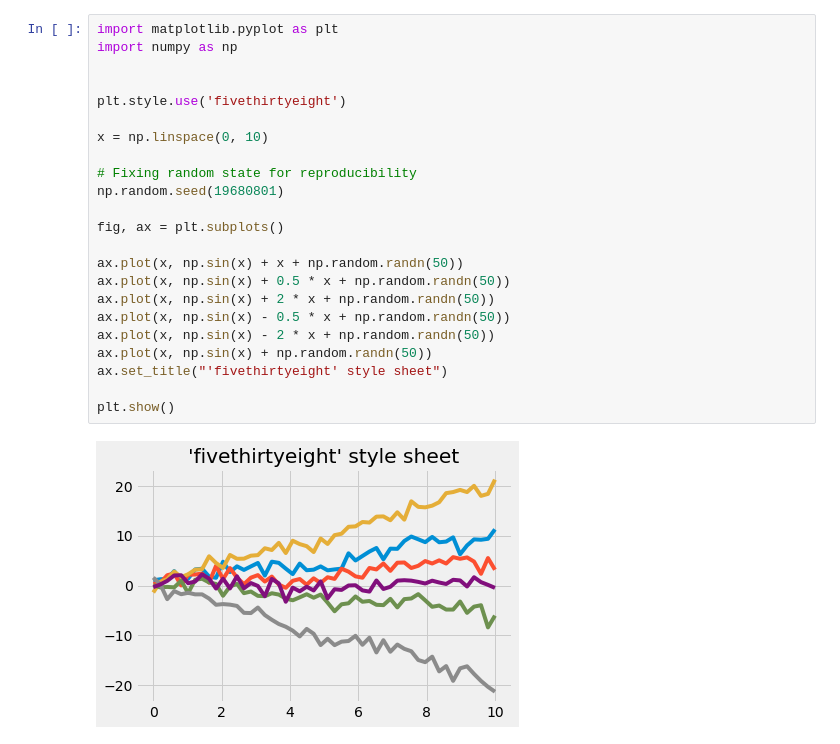
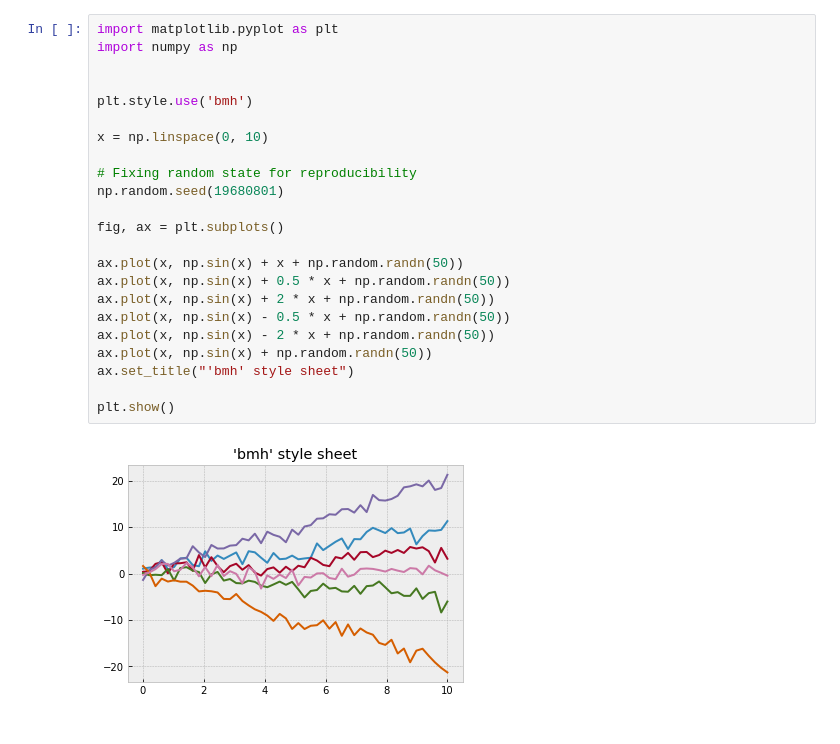
Before and after one commit to noelpdot/surfs_up, a Jupyter notebook: style_use.ipynb, the cells around one changed output. Drawn from its saved outputs; the diff is of its cells as text.

Commit message:
plot style using plt.

```diff
--- a/style_use.ipynb
+++ b/style_use.ipynb
@@ -1,25 +1,25 @@
 # %%
 import matplotlib.pyplot as plt
 import numpy as np
 
 
-plt.style.use('fivethirtyeight')
+plt.style.use('bmh')
 
 x = np.linspace(0, 10)
 
 # Fixing random state for reproducibility
 np.random.seed(19680801)
 
 fig, ax = plt.subplots()
 
 ax.plot(x, np.sin(x) + x + np.random.randn(50))
 ax.plot(x, np.sin(x) + 0.5 * x + np.random.randn(50))
 ax.plot(x, np.sin(x) + 2 * x + np.random.randn(50))
 ax.plot(x, np.sin(x) - 0.5 * x + np.random.randn(50))
 ax.plot(x, np.sin(x) - 2 * x + np.random.randn(50))
 ax.plot(x, np.sin(x) + np.random.randn(50))
-ax.set_title("'fivethirtyeight' style sheet")
+ax.set_title("'bmh' style sheet")
 
 plt.show()
 # %% [output]
-[figure, old version]
+[figure, new version]
```
